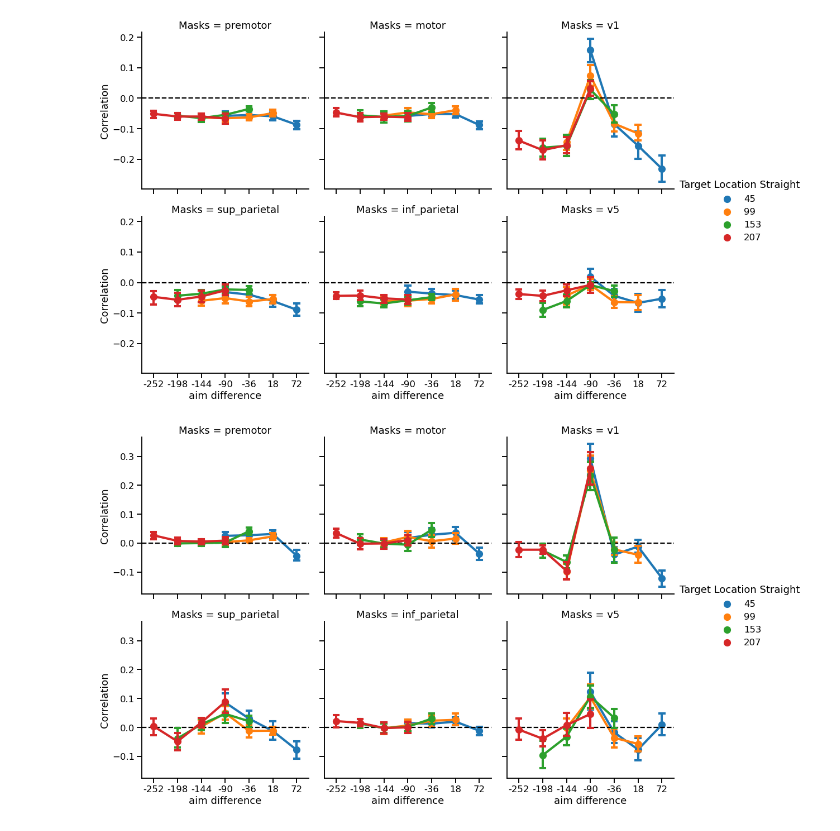
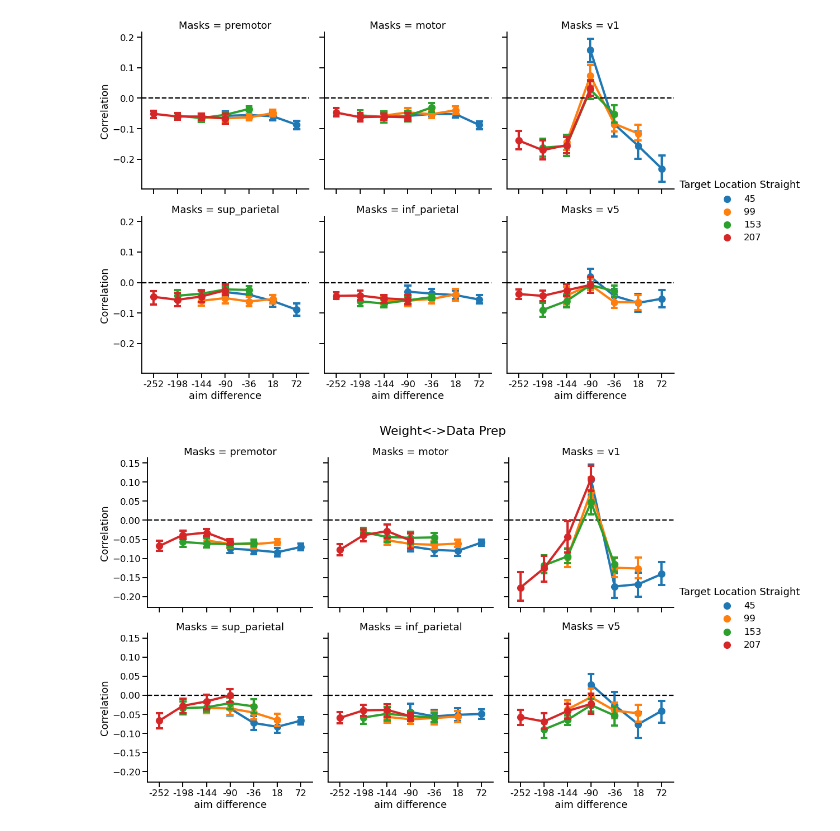
Before and after one commit to tejas-savalia/fmri_project, a Jupyter notebook: across_subjects_mvpa.ipynb, the cells around one changed output. Saved outputs shown, nothing was run; the diff lists cells and outputs as text; code cells hidden in the pictures.

Commit message:
weight correlations plotted

```diff
--- a/across_subjects_mvpa.ipynb
+++ b/across_subjects_mvpa.ipynb
@@ -105,17 +105,19 @@ for col in range(6):
 # %% [output]
 [figure]
 # %%
-weight_weight_corr_svm = pd.read_csv('weight_weight_corr_svm.csv').drop('Unnamed: 0', axis = 1)
+weight_weight_corr_svm = pd.read_csv('weight_data_rot_corr_svm_prep.csv').drop('Unnamed: 0', axis = 1)
 # %%
 weight_weight_corr_svm['aim direction'] = weight_weight_corr_svm['Target Location Rotate'] - 90
 weight_weight_corr_svm['aim difference'] = weight_weight_corr_svm['aim direction'] - weight_weight_corr_svm['Target Location Straight']
 # %%
 sns.set_context('talk')
 g = sns.catplot(x = 'aim difference', y = 'Correlation', hue = 'Target Location Straight', col = 'Masks',
             data = weight_weight_corr_svm,
             kind = 'point', capsize = 0.2, col_wrap=3
            )
 for col in range(6):
     g.axes[col].axhline(0, ls = '--', color = 'black')
+g.fig.suptitle('Weight<->Data Prep')
+g.fig.subplots_adjust(top=.9)
 # %% [output]
-[figure, old version]
+[figure, new version]
```
